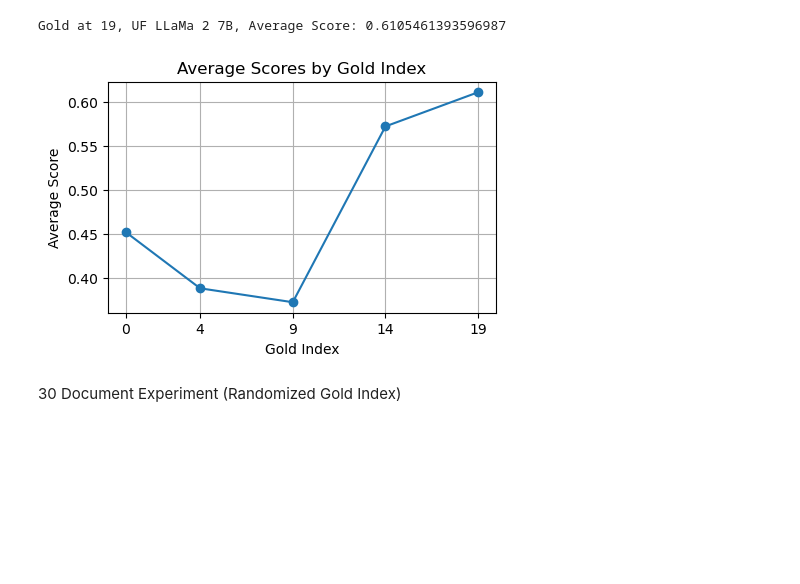
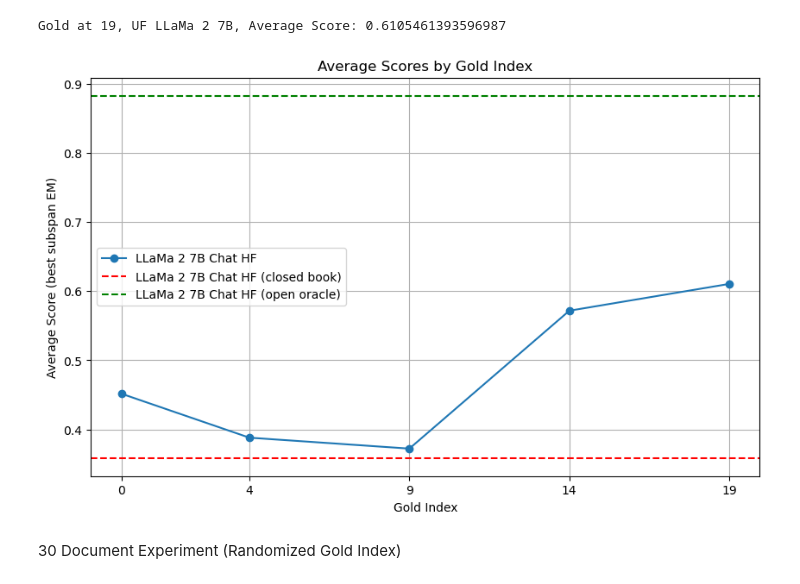
Before and after one commit to chenbm4/lost-in-the-middle-unlimiformer, a Jupyter notebook: scripts/experiment_analysis.ipynb, the cells around one changed output. Drawn from its saved outputs; the diff is of its cells as text; code cells hidden in the pictures; blank space fills up the shorter version.

```diff
--- a/scripts/experiment_analysis.ipynb
+++ b/scripts/experiment_analysis.ipynb
@@ -57,0 +75,5 @@ Closed-Book Experiment
+# %%
+open_oracle_file = f'../qa_predictions/open_oracle/llama-predictions.jsonl.gz'
+open_oracle_examples, _ = load_all_examples(open_oracle_file)
+open_oracle_average_score = calculate_scores(open_oracle_examples)
+print(f"Open Oracle, LLaMa 2 7B, Average Score: {open_oracle_average_score}")
@@ -62,7 +86,7 @@ avg_scores_by_gold_index = {}
 # %%
 for i in [0,4,9]:
     gold_at_i_file = f'../qa_predictions/10_total_documents/nq-open-gold_at_{i}-uf-llama-predictions.jsonl.gz'
-    all_examples, _ = load_all_examples(gold_at_i_file)
+    gold_at_i_examples, _ = load_all_examples(gold_at_i_file)
     gold_at_i_average_score = calculate_scores(gold_at_i_examples)
     print(f"Gold at {i}, UF LLaMa 2 7B, Average Score: {gold_at_i_average_score}")
 
@@ -82,7 +106,7 @@ avg_scores_by_gold_index = {}
 # %%
 for i in [0,4,9,14,19]:
     gold_at_i_file = f'../qa_predictions/20_total_documents/nq-open-gold_at_{i}-uf-llama-predictions.jsonl.gz'
-    gold_at_i_examples = load_all_examples(gold_at_i_file)
+    gold_at_i_examples, _ = load_all_examples(gold_at_i_file)
     gold_at_i_average_score = calculate_scores(gold_at_i_examples)
     print(f"Gold at {i}, UF LLaMa 2 7B, Average Score: {gold_at_i_average_score}")
 
@@ -93,10 +117,16 @@ Gold at 4, UF LLaMa 2 7B, Average Score: 0.3879472693032015
 Gold at 9, UF LLaMa 2 7B, Average Score: 0.37212806026365347
 Gold at 14, UF LLaMa 2 7B, Average Score: 0.5717514124293785
 Gold at 19, UF LLaMa 2 7B, Average Score: 0.6105461393596987
-# %%
-plot_scores_by_gold_index(avg_scores_by_gold_index)
-# %% [output]
-[figure, removed]
+# %%
+plot_scores_by_gold_index(avg_scores_by_gold_index,
+                          closed_book_average_score,
+                          open_oracle_average_score,
+                          gold_label='LLaMa 2 7B Chat HF',
+                          closed_book_label='LLaMa 2 7B Chat HF (closed book)',
+                          open_book_label='LLaMa 2 7B Chat HF (open oracle)'
+)
+# %% [output]
+[figure, added]
 # %% [markdown]
 30 Document Experiment (Randomized Gold Index)
 # %%
```
Also changed, not shown: parts of 11 cells of this notebook, 6 other files.
